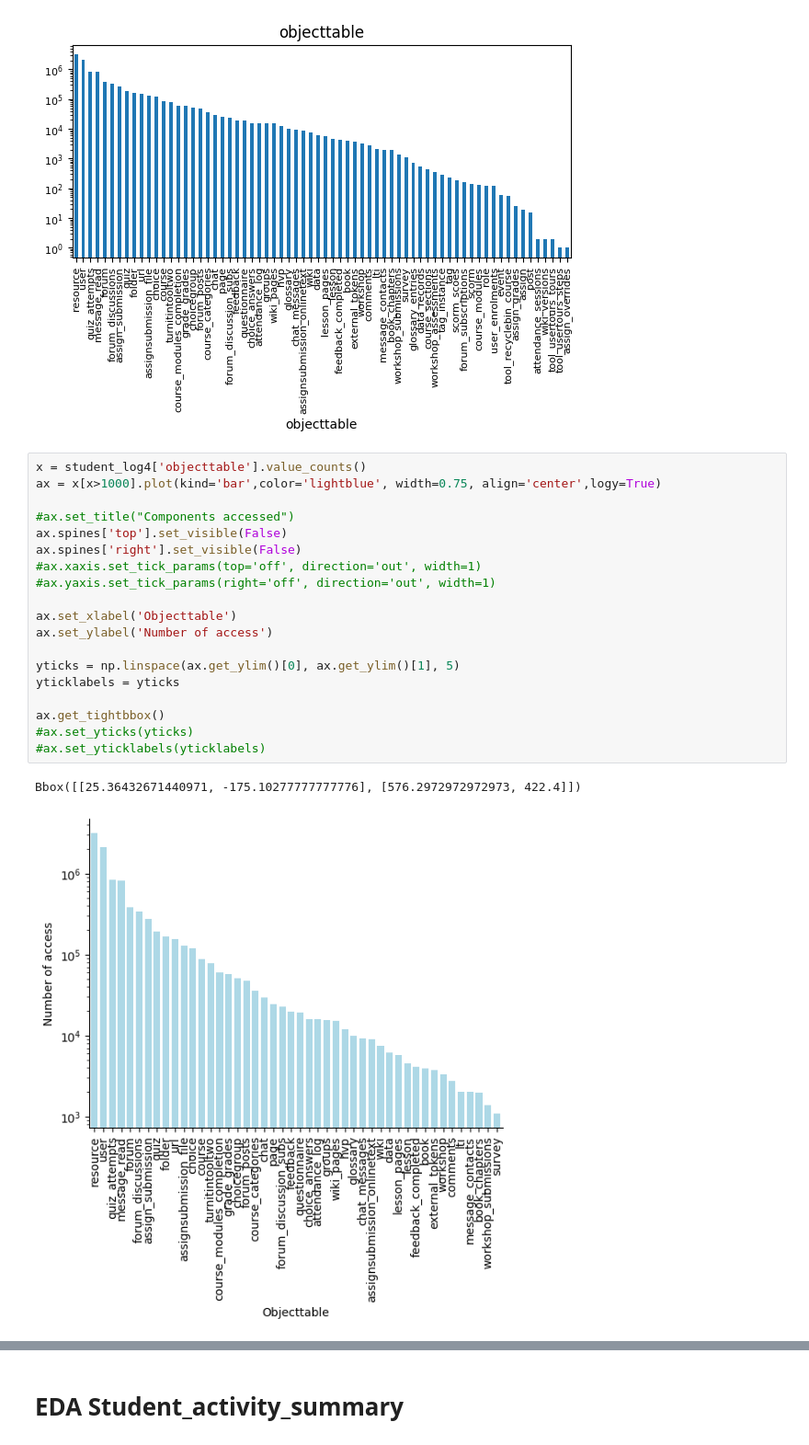
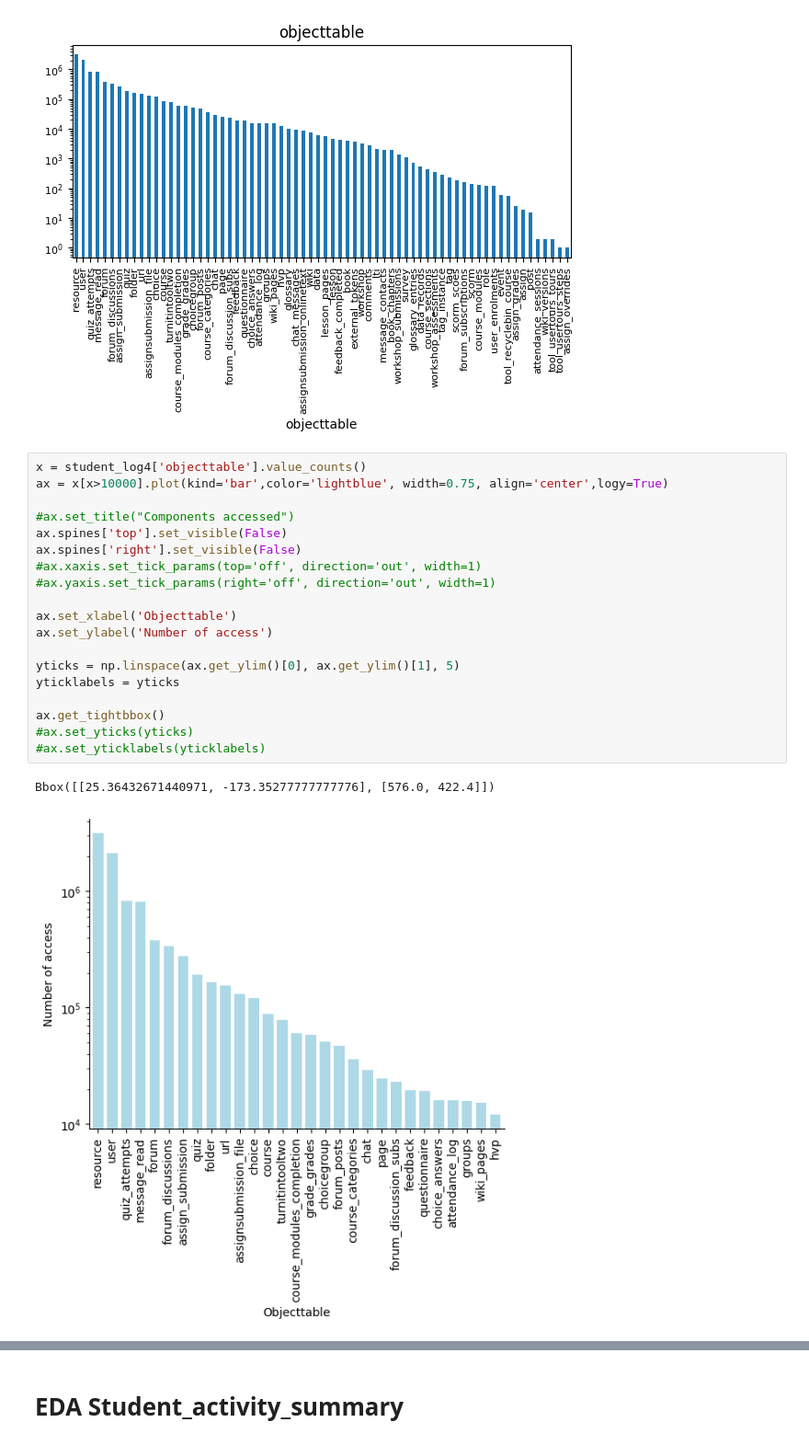
Before and after one commit to avetroque/Spectrum_data, a Jupyter notebook: publish_data_prepare.ipynb, the cells around one changed output, grey strips where cells are left out. Shown at 92% size. Drawn from its saved outputs; the diff is of its cells as text.

```diff
--- a/publish_data_prepare.ipynb
+++ b/publish_data_prepare.ipynb
@@ -821,23 +830,23 @@ plot_bar('objecttable',figsize=(7,3))
 [figure]
 # %%
 x = student_log4['objecttable'].value_counts()
-ax = x[x>1000].plot(kind='bar',color='lightblue', width=0.75, align='center',logy=True)
+ax = x[x>10000].plot(kind='bar',color='lightblue', width=0.75, align='center',logy=True)
 
 #ax.set_title("Components accessed")
 ax.spines['top'].set_visible(False)
 ax.spines['right'].set_visible(False)
 #ax.xaxis.set_tick_params(top='off', direction='out', width=1)
 #ax.yaxis.set_tick_params(right='off', direction='out', width=1)
 
 ax.set_xlabel('Objecttable')
 ax.set_ylabel('Number of access')
 
 yticks = np.linspace(ax.get_ylim()[0], ax.get_ylim()[1], 5)
 yticklabels = yticks
 
 ax.get_tightbbox()
 #ax.set_yticks(yticks)
 #ax.set_yticklabels(yticklabels)
 # %% [output]
-Bbox([[25.36432671440971, -175.10277777777776], [576.2972972972973, 422.4]])
+Bbox([[25.36432671440971, -173.35277777777776], [576.0, 422.4]])
-[figure, old version]
+[figure, new version]
```
Also changed, not shown: parts of 15 cells of this notebook, 1 other file.
